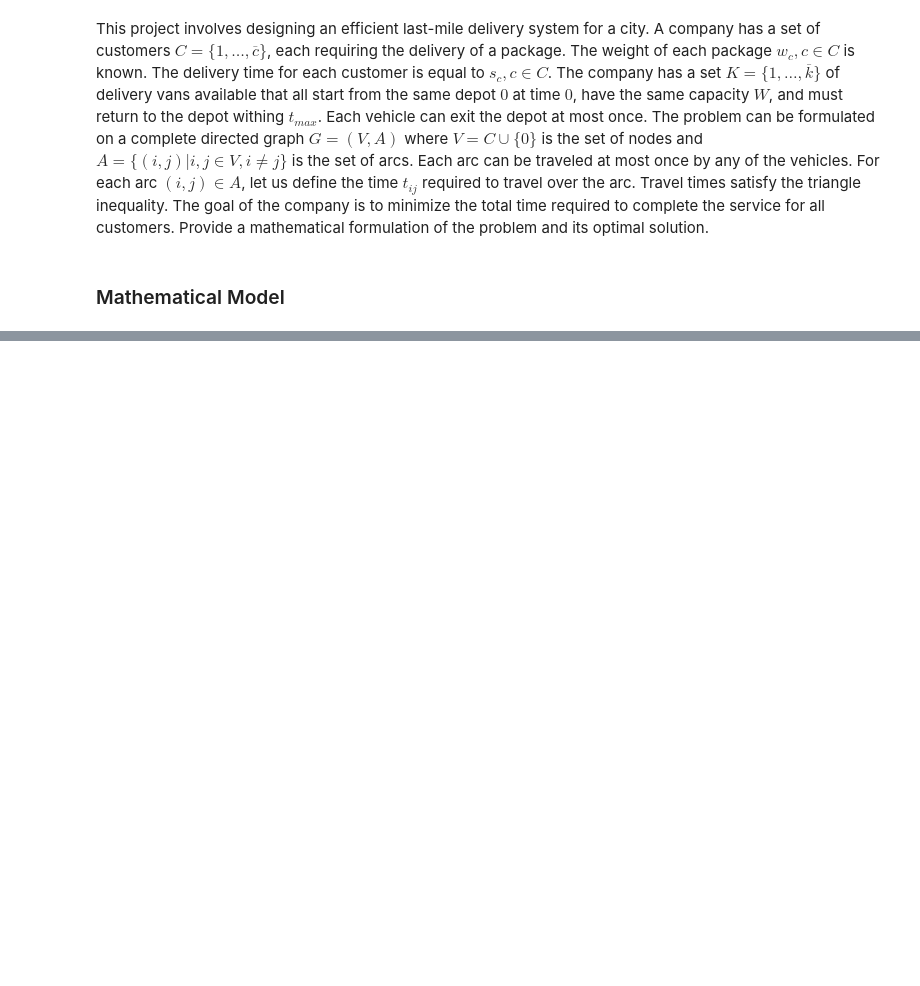
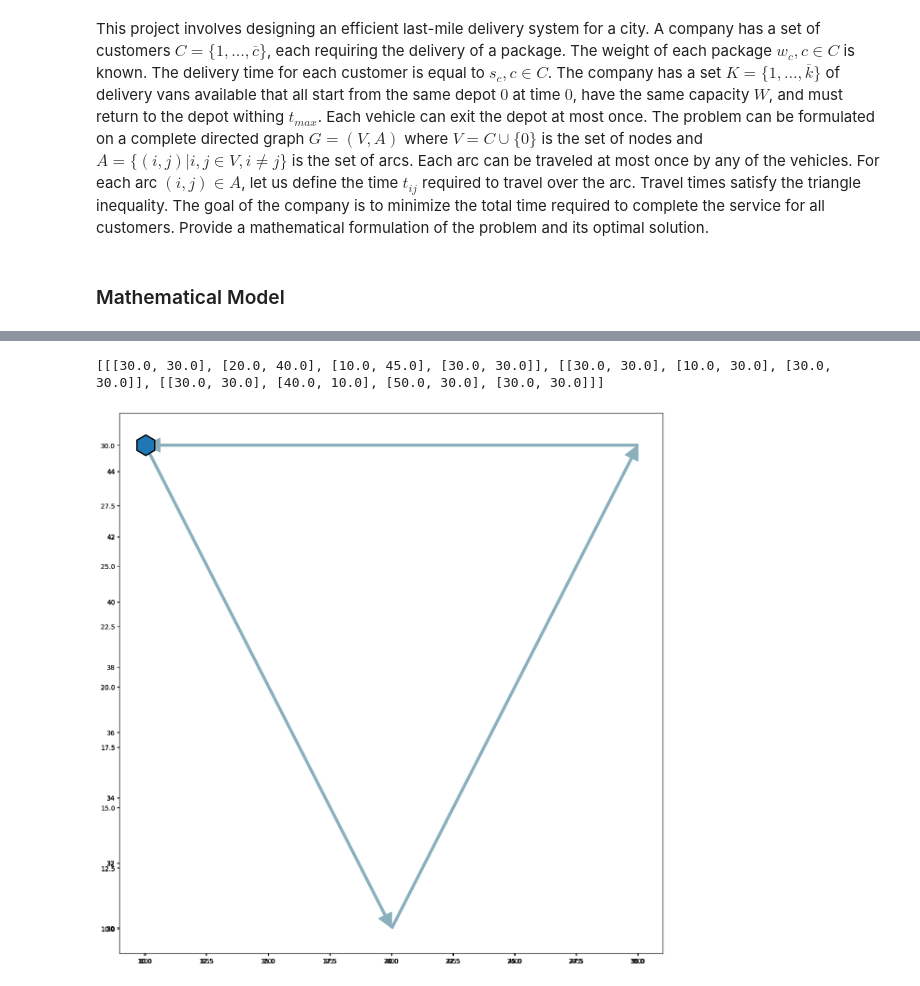
Before and after one commit to Moster2698/Discrete-Optimization, a Jupyter notebook: Project.ipynb, the cells around one changed output, grey strips where cells are left out. Saved outputs shown, nothing was run; the diff lists cells and outputs as text; code cells hidden in the pictures; blank space fills up the shorter version.

Commit message:
Fix Modello

```diff
--- a/Project.ipynb
+++ b/Project.ipynb
@@ -47,4 +17,0 @@ Academic license - for non-commercial use only - expires 2025-04-10
-# %%
-x = model.addVars(V, V, K, vtype=GRB.BINARY, name="x")
-t = model.addVars(V, vtype=GRB.CONTINUOUS, name="t")
-y = model.addVars(K, vtype=GRB.BINARY, name="y")
@@ -182,0 +138,4 @@ No optimal solution found
+# %%
+lp = FirstPointGurobi(numberOfCustomers, demandOfCustomers, numberOfVehicles, vehicleCapacity, costMatrix)
+lp.solve()
+result = lp.getResult()
@@ -182,0 +196,42 @@ No optimal solution found
+# %%
+# Visualization
+plt.figure(figsize=(15,15))
+plt.rc('xtick',labelsize=10)
+plt.rc('ytick',labelsize=10)
+
+coordinateList = []
+for s in setList:
+    coordinate = []
+    for j in s:
+        coordinate.append([float(xCoordinates[j]), float(yCoordinates[j])])
+    coordinateList.append(coordinate)
+print(coordinateList)
+
+def addToPlot(L):
+    x_val = [x[0] for x in L]
+    y_val = [x[1] for x in L]
+
+    r = random.random()
+    b = random.random()
+    g = random.random()
+    newColor = (r, g, b)
+
+    plt.scatter(x_val,y_val, c=newColor, edgecolor='black', linewidth=2, s=1000, marker='h')
+    ax = plt.axes()
+
+    length = len(L)-1
+
+    for i in range(length):
+        ax.arrow(L[i][0],  #x1
+                    L[i][1],  # y1
+                    L[i+1][0]-L[i][0], # x2 - x1
+                    L[i+1][1]-L[i][1], # y2 - y1
+                    width=0.1, head_width=0.6, head_length=0.6, color=newColor, length_includes_head=True,
+                    )
+for i in range(len(coordinateList)):
+    addToPlot(coordinateList[i])
+plt.scatter(coordinateList[0][0][0],coordinateList[0][0][1], edgecolor='black', linewidth=2, s=1000, marker='h')
+plt.show()
+# %% [output]
+[[[30.0, 30.0], [20.0, 40.0], [10.0, 45.0], [30.0, 30.0]], [[30.0, 30.0], [10.0, 30.0], [30.0, 30.0]], [[30.0, 30.0], [40.0, 10.0], [50.0, 30.0], [30.0, 30.0]]]
+[figure, added]
```
Also changed, not shown: parts of 37 cells of this notebook.
